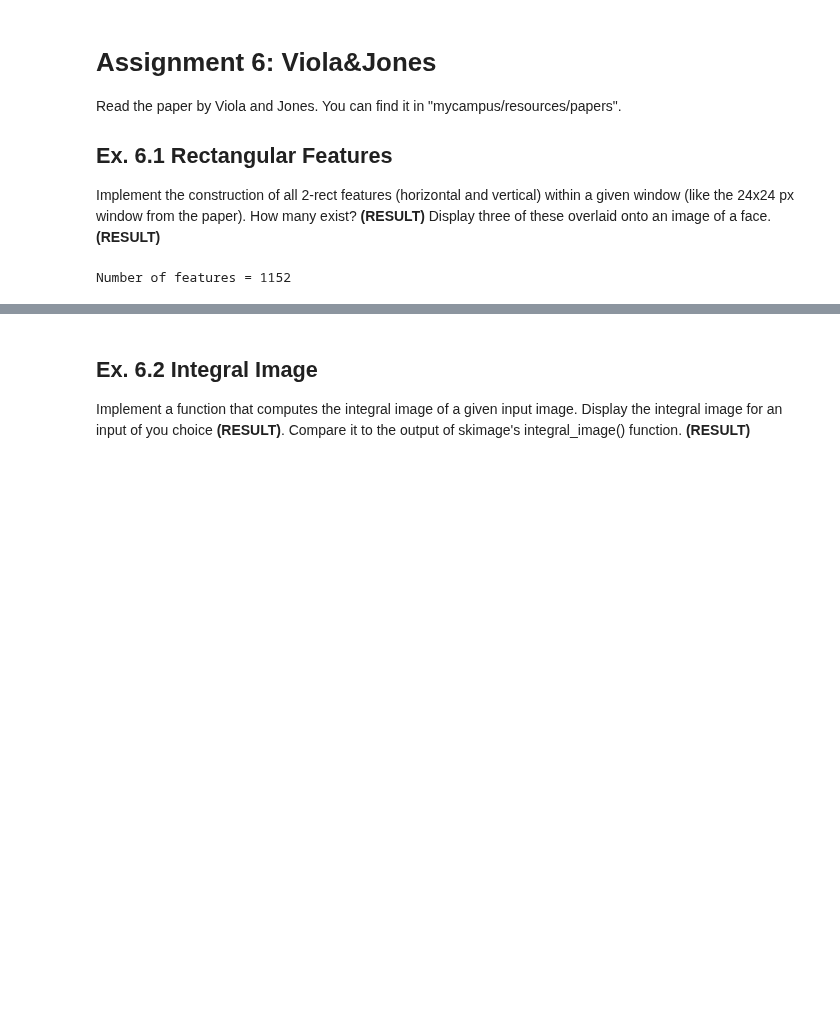
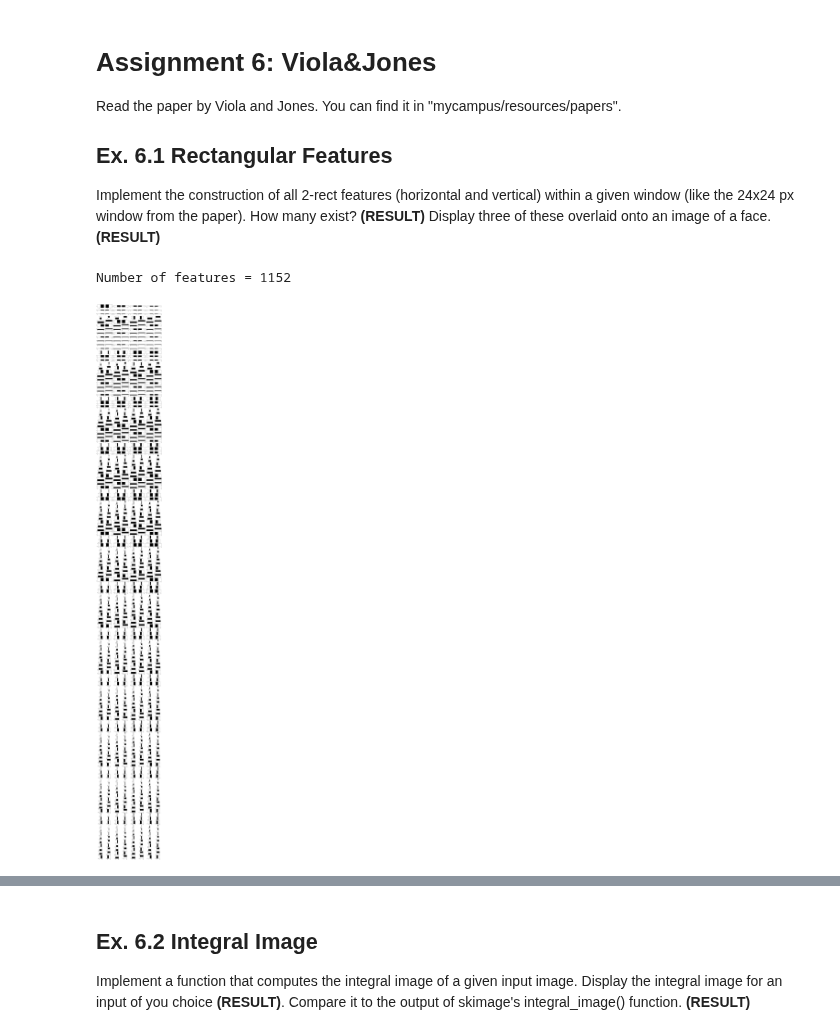
Before and after one commit to jneuendorf/cv1920_assignments, a Jupyter notebook: 06_ViolaJones.ipynb, the cells around one changed output, grey strips where cells are left out. Saved outputs shown, nothing was run; the diff lists cells and outputs as text; code cells hidden in the pictures; blank space fills up the shorter version.

Commit message:
[ex6.1] feature visualization done

```diff
--- a/06_ViolaJones.ipynb
+++ b/06_ViolaJones.ipynb
@@ -39,6 +39,10 @@ def get_2rect_mask(width, height, vertical, inverse):
     return np.concatenate(seq, axis=axis)
 
 def get_all_2rect_masks(width, height):
+    """
+    :param width: Width of a SUB region (white OR black).
+    :param height: Height of a SUB region (white OR black).
+    """
     return (
         get_2rect_mask(width, height, vertical=True, inverse=False),
         get_2rect_mask(width, height, vertical=True, inverse=True),
@@ -49,6 +53,9 @@ def get_all_2rect_masks(width, height):
 def apply_mask(img, x, y, mask):
     height, width = mask.shape
     return img[y:(y + height), x:(x + width)] * mask
+
+def feature_val(img, x, y, feature):
+    return np.sum(apply_mask(img, x, y, feature))
 
 
 def construct_features(width, height, kind=2):
@@ -67,30 +74,31 @@ def construct_features(width, height, kind=2):
                 if x <= width // 2 or y <= height // 2:
                     features += get_all_2rect_masks(x, y)
         max_shape = np.array([height, width])
         return [
             feature
             for feature in features
             if np.all(np.array(feature.shape) <= max_shape)
         ]
 
     if kind == 2:
         return rect2(width, height)
     raise NotImplementedError('Currently only 2-rect features are supported.')
 
 
 two_rect_features = construct_features(24, 24)
 print("Number of features =", len(two_rect_features))
 
 fig = plt.figure(figsize=(18, 160), dpi=72)
 fig.tight_layout()
 for i, feature in enumerate(sorted(two_rect_features, key=lambda f: f.shape), start=1):
     ax = plt.subplot(144, 8, i)
     h, w = feature.shape
     ax.set_xticks([0, w - 1])
     ax.set_yticks([0, h - 1])
     ax.imshow(feature, cmap='gray', vmin=-1, vmax=1)
 plt.savefig("06_features_2rect.png")
 
 None
 # %% [output]
 Number of features = 1152
+[figure, added]
```
Also changed, not shown: parts of 1 cell of this notebook, 3 other files.
